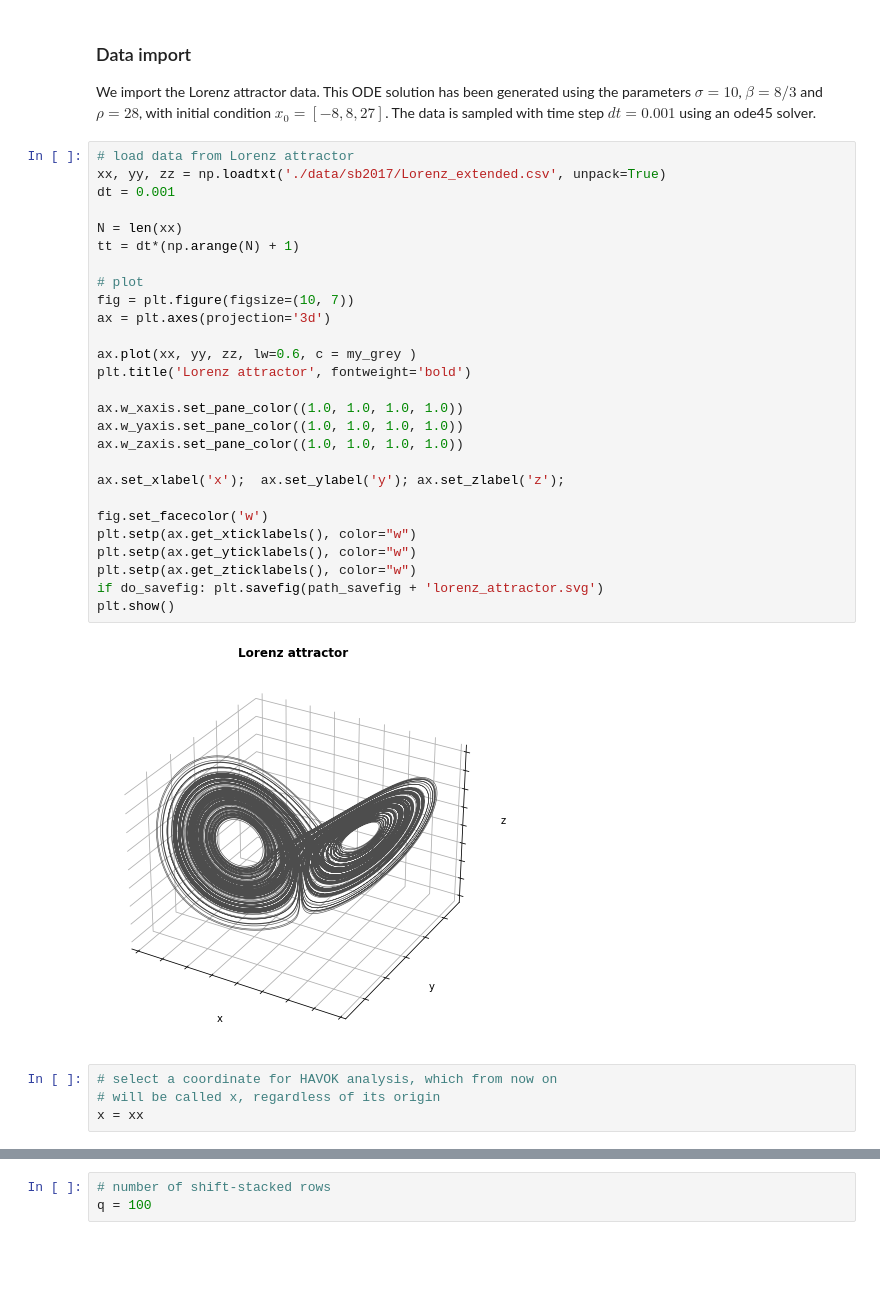
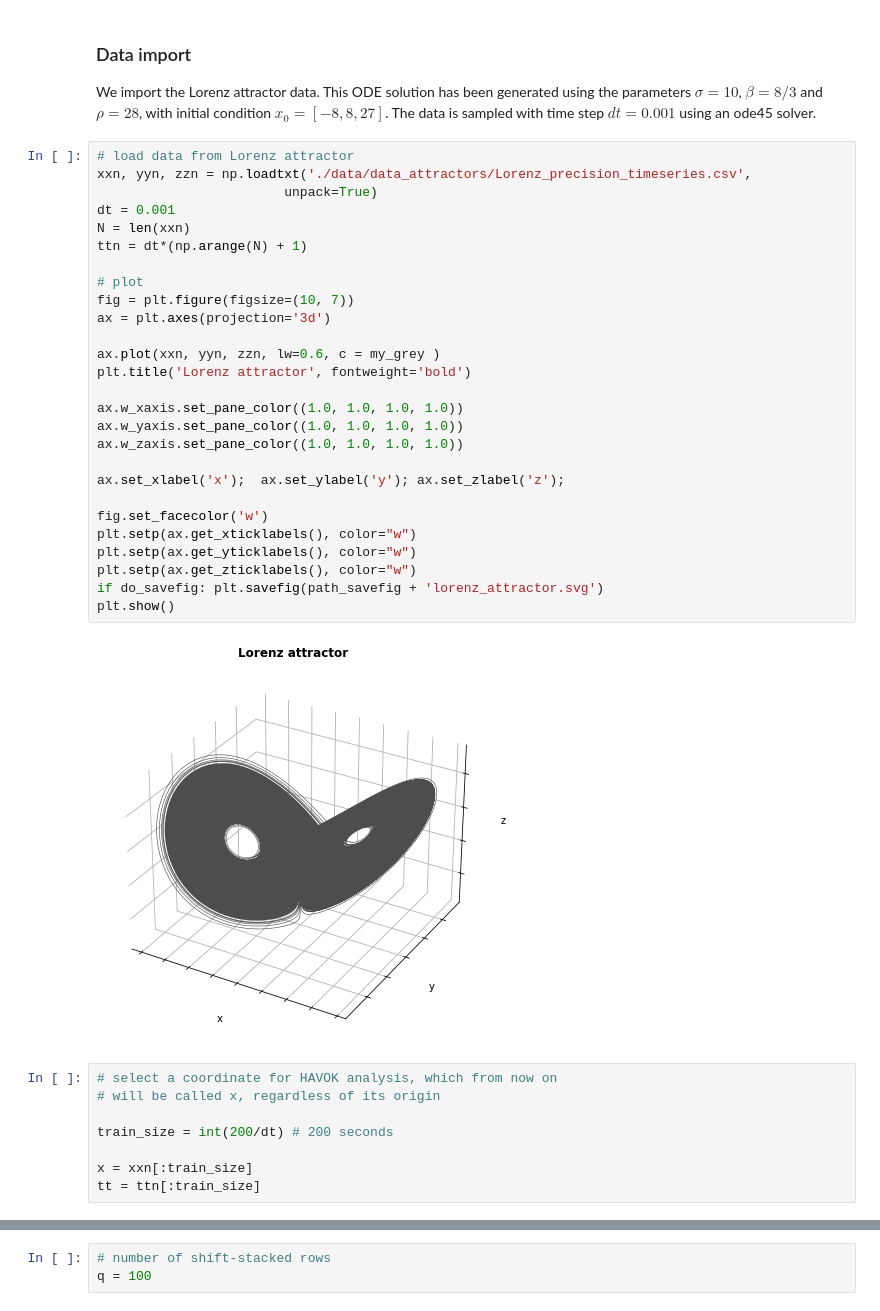
Before and after one commit to baronefr/rhavok-analysis, a Jupyter notebook: havok_review.ipynb, the cells around one changed output, grey strips where cells are left out. Cells and saved outputs as stored; diff of their text form; blank space fills up the shorter version.

```diff
--- a/havok_review.ipynb
+++ b/havok_review.ipynb
@@ -35,35 +37,39 @@ We import the Lorenz attractor data. This ODE solution has been generated using
 $\sigma = 10$, $\beta = 8/3$ and $\rho = 28$, with initial condition $x_0 = \left[ -8, 8, 27\right]$. The data is sampled with time step $dt=0.001$ using an ode45 solver.
 # %%
 # load data from Lorenz attractor
-xx, yy, zz = np.loadtxt('./data/sb2017/Lorenz_extended.csv', unpack=True)
+xxn, yyn, zzn = np.loadtxt('./data/data_attractors/Lorenz_precision_timeseries.csv',
+                        unpack=True)
 dt = 0.001
-
-N = len(xx)
-tt = dt*(np.arange(N) + 1)
+N = len(xxn)
+ttn = dt*(np.arange(N) + 1)
 
 # plot
 fig = plt.figure(figsize=(10, 7))
 ax = plt.axes(projection='3d')
 
-ax.plot(xx, yy, zz, lw=0.6, c = my_grey )
+ax.plot(xxn, yyn, zzn, lw=0.6, c = my_grey )
 plt.title('Lorenz attractor', fontweight='bold')
 
 ax.w_xaxis.set_pane_color((1.0, 1.0, 1.0, 1.0))
 ax.w_yaxis.set_pane_color((1.0, 1.0, 1.0, 1.0))
 ax.w_zaxis.set_pane_color((1.0, 1.0, 1.0, 1.0))
 
 ax.set_xlabel('x');  ax.set_ylabel('y'); ax.set_zlabel('z');
 
 fig.set_facecolor('w')
 plt.setp(ax.get_xticklabels(), color="w")
 plt.setp(ax.get_yticklabels(), color="w")
 plt.setp(ax.get_zticklabels(), color="w")
 if do_savefig: plt.savefig(path_savefig + 'lorenz_attractor.svg')
 plt.show()
 # %% [output]
-[figure, old version]
+[figure, new version]
 # %%
 # select a coordinate for HAVOK analysis, which from now on
 # will be called x, regardless of its origin
-x = xx
+
+train_size = int(200/dt) # 200 seconds
+
+x = xxn[:train_size]
+tt = ttn[:train_size]
 # %% [markdown]
```
Also changed, not shown: parts of 48 cells of this notebook, 9 other files.
